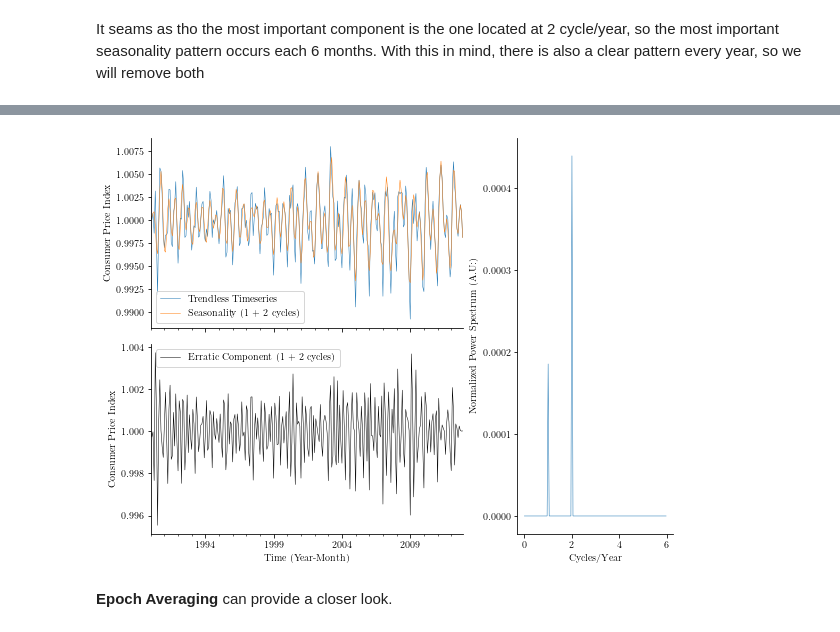
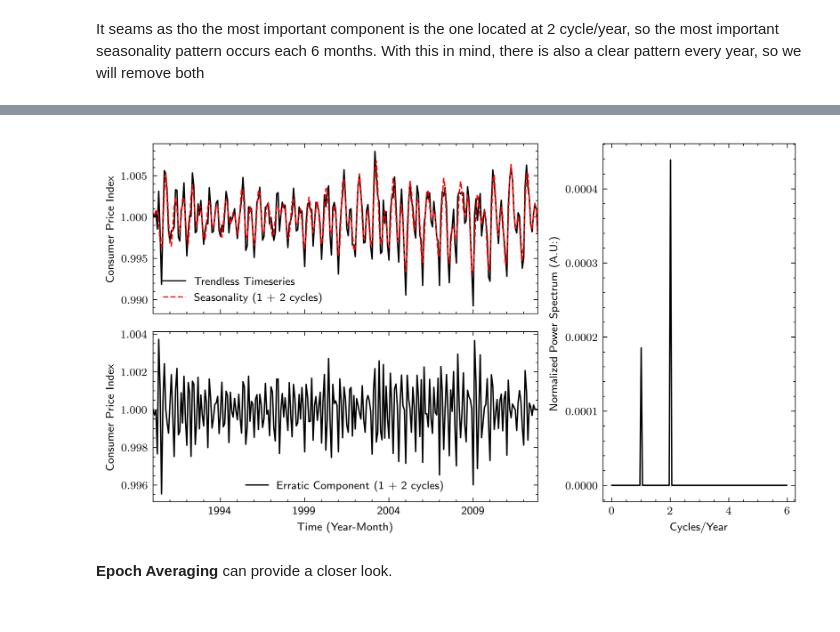
Before and after one commit to pncps99/astp2022, a Jupyter notebook: code.ipynb, the cells around one changed output, grey strips where cells are left out. Drawn from its saved outputs; the diff is of its cells as text; code cells hidden in the pictures.

```diff
--- a/code.ipynb
+++ b/code.ipynb
@@ -104,13 +86,7 @@ coefs = np.polyfit(n,ts_train.values,2)
 vals = np.polyval(coefs,n)
 quad_ts=pd.Series(vals,index=ts_train.index,name="Quadratic Fitting")
 
-plt.rcParams.update({
-    'figure.figsize': (5,3),
-    'lines.linewidth': 1
-})
-
-
-fig, (ax1, ax2) = plt.subplots(2,figsize=(5,6),sharex=True)
+fig, (ax1, ax2) = plt.subplots(2,sharex=True)
 
 ts_train.plot(ax=ax1,legend=True)
 lin_ts.plot(ax=ax1,legend=True)
@@ -315,19 +269,14 @@ MEA: 0.002425595527033486
 # %% [markdown]
 The LOWESS approach seems to equally model the trend. However the $MSE$ taken for all approaches indicate that the MA approach is better at modelling the trend.
 # %%
-plt.rcParams.update({
-    'figure.figsize': (5,3),
-    'lines.linewidth': 1
-})
-
 ts_train.name = "Raw Time series"
 
 win = 12*15
 plt.figure()
 ax=ts_train[-win:].plot(legend=True)
 ma_smooth[-win:].plot(ax=ax, legend=True)
-lowess_smooth[-win:].plot(ax=ax,legend=True, color='k')
+lowess_smooth[-win:].plot(ax=ax,legend=True, color='b')
 ax.set_ylabel('Consumer Price Index')
 ax.set_xlabel('Time (Year-Month)')
 
-plt.savefig('figs/trend.pdf')
+#plt.savefig('figs/trend.pdf')
@@ -416,41 +360,38 @@ Text(0.5, 0, 'Time (Year-Month)')
 # %%
 from matplotlib.gridspec import GridSpec
 
 ts_seasonal = pd.Series(seasonal,ts_train.index,name="Seasonality (1 + 2 cycles)")
 
+with plt.style.context(['science','ieee']):
 
-plt.rcParams.update({
-    'lines.linewidth': 0.5
-})
+    fig = plt.figure(constrained_layout=True, figsize=(7,4))
+    gs = GridSpec(2,3, figure=fig)
+    ax1 = fig.add_subplot(gs[0,0:-1])
 
-fig = plt.figure(constrained_layout=True, figsize=(8,6))
-gs = GridSpec(2,3, figure=fig)
-ax1 = fig.add_subplot(gs[0,0:-1])
+    nolowesssmooth_ts.plot(ax=ax1,legend=True)
+    ts_seasonal.plot(ax=ax1,legend=True)
+    ax1.set_ylabel('Consumer Price Index')
+    ax1.set_xlabel('Time (Year-Month)')
 
-nolowesssmooth_ts.plot(ax=ax1,legend=True)
-ts_seasonal.plot(ax=ax1,legend=True)
-ax1.set_ylabel('Consumer Price Index')
-ax1.set_xlabel('Time (Year-Month)')
+    erratic = nolowesssmooth_ts/ts_seasonal
+    erratic.name="Erratic Component (1 + 2 cycles)"
 
-erratic = nolowesssmooth_ts/ts_seasonal
-erratic.name="Erratic Component (1 + 2 cycles)"
+    ax2 = fig.add_subplot(gs[1,0:-1], sharex=ax1)
 
-ax2 = fig.add_subplot(gs[1,0:-1], sharex=ax1)
+    erratic.plot(ax=ax2,legend=True, color='k')
+    ax2.set_ylabel('Consumer Price Index')
+    ax2.set_xlabel('Time (Year-Month)')
 
-erratic.plot(ax=ax2,legend=True, color='k')
-ax2.set_ylabel('Consumer Price Index')
-ax2.set_xlabel('Time (Year-Month)')
+    ax3 = fig.add_subplot(gs[:,2])
 
-ax3 = fig.add_subplot(gs[:,2])
+    dft, f = describe_frequencies(seasonal)
+    ax3.plot(f,clean_ft(dft))
+    ax3.set_xlabel("Cycles/Year")
+    ax3.set_ylabel("Normalized Power Spectrum (A.U:)")
 
-dft, f = describe_frequencies(seasonal)
-ax3.plot(f,clean_ft(dft))
-ax3.set_xlabel("Cycles/Year")
-ax3.set_ylabel("Normalized Power Spectrum (A.U:)")
-
-plt.savefig('figs/season.pdf')
+#plt.savefig('figs/season.pdf')
 # %% [output]
-[figure, old version]
+[figure, new version]
 # %% [markdown]
 **Epoch Averaging** can provide a closer look.
 # %%
```
Also changed, not shown: parts of 19 cells of this notebook, 11 other files.
